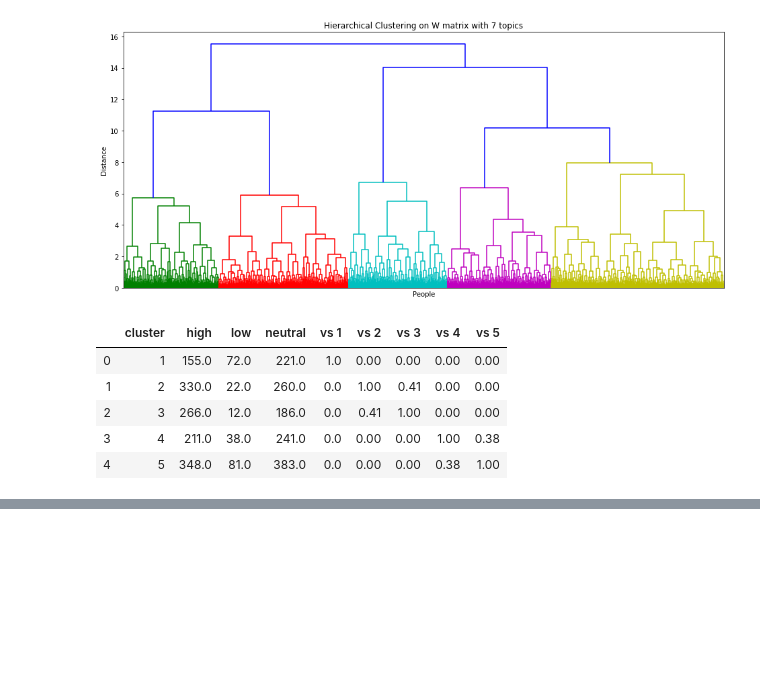
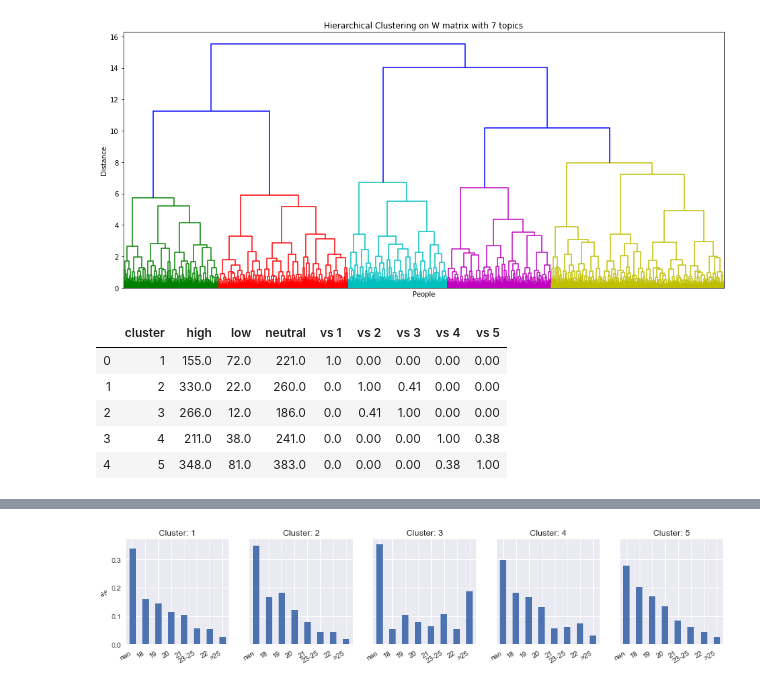
Before and after one commit to anthonybaulo/emerging-adulthood-psych-study, a Jupyter notebook: main/EAMMI_2_final.ipynb, the cells around one changed output, grey strips where cells are left out. Saved outputs shown, nothing was run; the diff lists cells and outputs as text; code cells hidden in the pictures; blank space fills up the shorter version.

```diff
--- a/main/EAMMI_2_final.ipynb
+++ b/main/EAMMI_2_final.ipynb
@@ -239,7 +241,7 @@ def total(feat_df, full_df, n_topics=7, thresh=8, holdout='swb'):
 # %% [markdown]
 # Execution
 # %%
-swb_df = total(feat_df, full_df, n_topics=7, thresh=8, holdout='swb')
+swb_df, labels = total(feat_df, full_df, n_topics=7, thresh=8, holdout='swb')
 # %% [output]
 *****Topic: 0*****
 **Top Questions:
@@ -270,0 +342,13 @@ swb_df
+# %%
+
+fig, axes = plt.subplots(1,len(unique), figsize=(15,3), sharey=True)
+
+for i, ax in enumerate(axes.flatten()):
+    ax = swb_df.loc[i, ['nan','18', '19', '20', '21', '23-25', '22',  '>25' ]].plot(kind='bar', ax=ax)
+    ax.set_title(f'Cluster: {i+1}')
+    ax.set_ylabel('%')
+
+fig.autofmt_xdate()
+plt.savefig(imagepath/'swb_age_dist.png', dpi=300)
+# %% [output]
+[figure, added]
```
Also changed, not shown: parts of 9 cells of this notebook, 1 other file.
